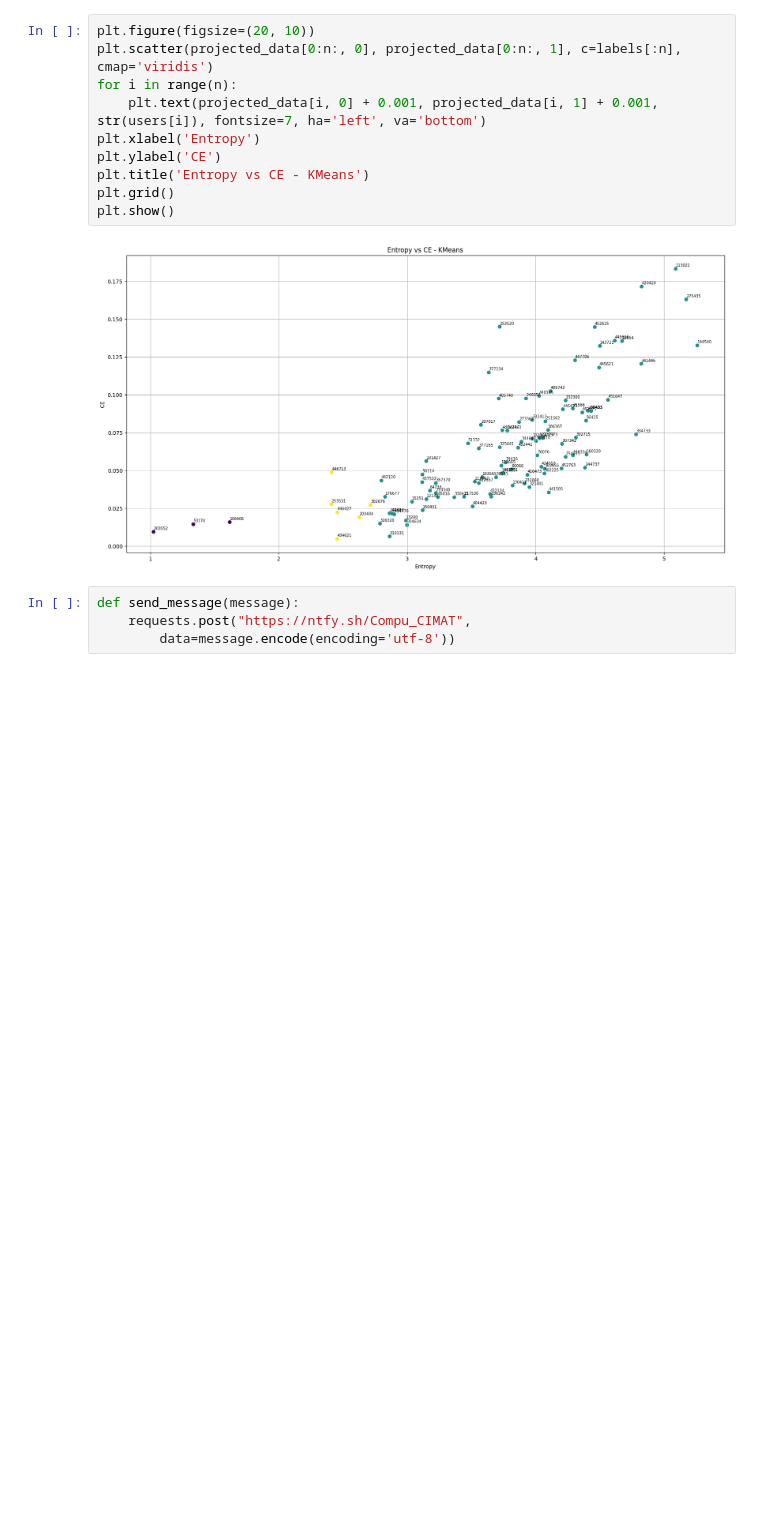
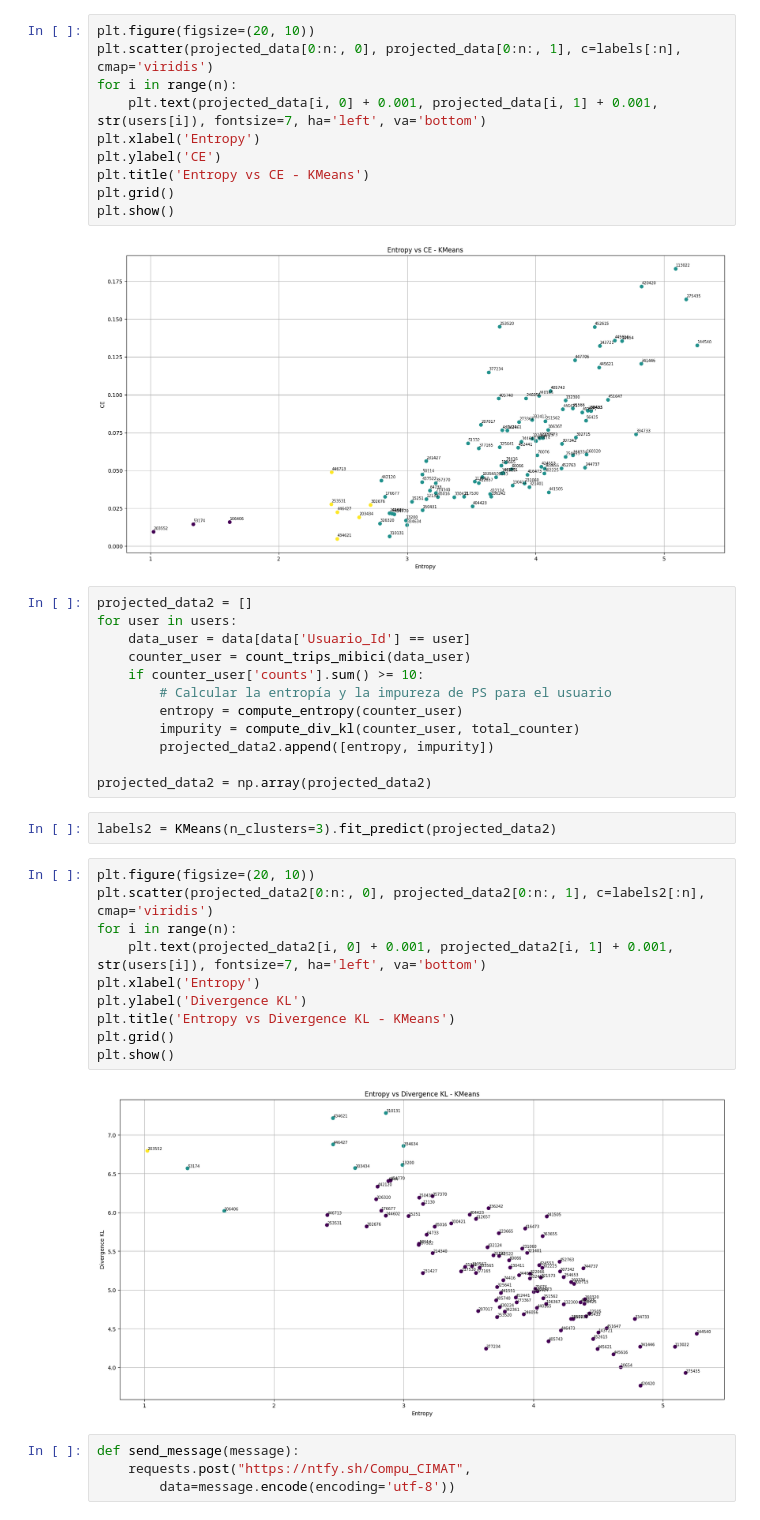
Before and after one commit to angelmdezhdez/thesis, a Jupyter notebook: similarity.ipynb, the cells around one changed output. Saved outputs shown, nothing was run; the diff lists cells and outputs as text; blank space fills up the shorter version.

```diff
--- a/similarity.ipynb
+++ b/similarity.ipynb
@@ -120,6 +161,32 @@ plt.grid()
 plt.show()
 # %% [output]
 [figure]
+# %%
+projected_data2 = []
+for user in users:
+    data_user = data[data['Usuario_Id'] == user]
+    counter_user = count_trips_mibici(data_user)
+    if counter_user['counts'].sum() >= 10:
+        # Calcular la entropía y la impureza de PS para el usuario
+        entropy = compute_entropy(counter_user)
+        impurity = compute_div_kl(counter_user, total_counter)
+        projected_data2.append([entropy, impurity])
+
+projected_data2 = np.array(projected_data2)
+# %%
+labels2 = KMeans(n_clusters=3).fit_predict(projected_data2)
+# %%
+plt.figure(figsize=(20, 10))
+plt.scatter(projected_data2[0:n:, 0], projected_data2[0:n:, 1], c=labels2[:n], cmap='viridis')
+for i in range(n):
+    plt.text(projected_data2[i, 0] + 0.001, projected_data2[i, 1] + 0.001, str(users[i]), fontsize=7, ha='left', va='bottom')
+plt.xlabel('Entropy')
+plt.ylabel('Divergence KL')
+plt.title('Entropy vs Divergence KL - KMeans')
+plt.grid()
+plt.show()
+# %% [output]
+[figure, added]
 # %%
 def send_message(message):
     requests.post("https://ntfy.sh/Compu_CIMAT",
```
Also changed, not shown: parts of 4 cells of this notebook.
